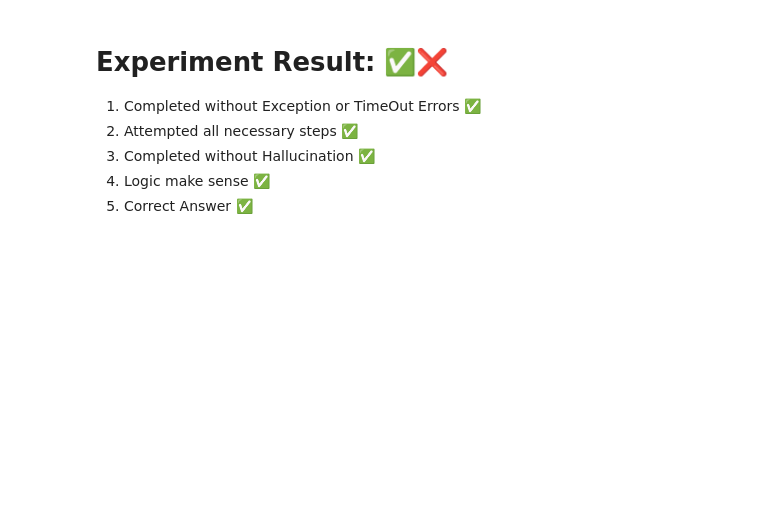
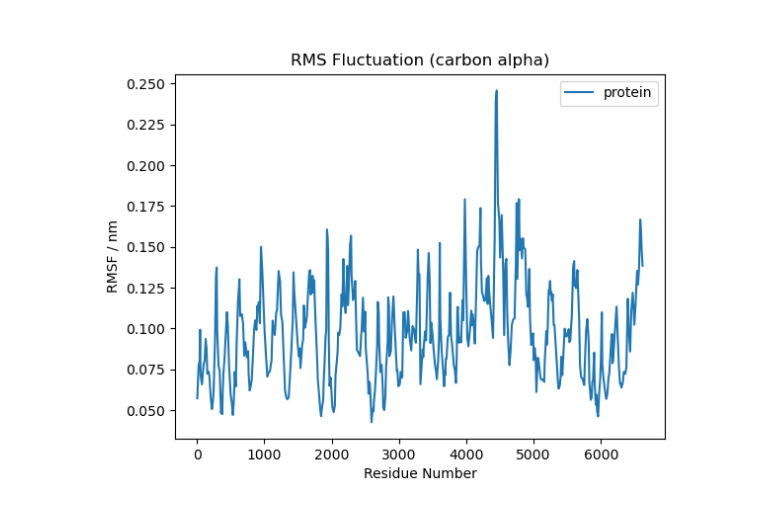
Before and after one commit to ur-whitelab/md-agent, a Jupyter notebook: notebooks/experiments/experiment_k1/llama-v3p1-405b-instruct/exp_15.ipynb, the cells around one changed output. Drawn from its saved outputs; the diff is of its cells as text; code cells hidden in the pictures; blank space fills up the shorter version.

Commit message:
updated exps for llama models (more steps & PQA2)

```diff
--- a/notebooks/experiments/experiment_k1/llama-v3p1-405b-instruct/exp_15.ipynb
+++ b/notebooks/experiments/experiment_k1/llama-v3p1-405b-instruct/exp_15.ipynb
@@ -110,8 +117,4 @@ Number of frames:  501
-# %% [markdown]
-# Experiment Result: ✅❌
-
-1. Completed without Exception or TimeOut Errors ✅
-2. Attempted all necessary steps ✅
-3. Completed without Hallucination ✅
-4. Logic make sense ✅
-5. Correct Answer ✅
+# %%
+Image(filename=fig_path_2)
+# %% [output]
+[figure, added]
```
Also changed, not shown: parts of 7 cells of this notebook, 7 other files.
